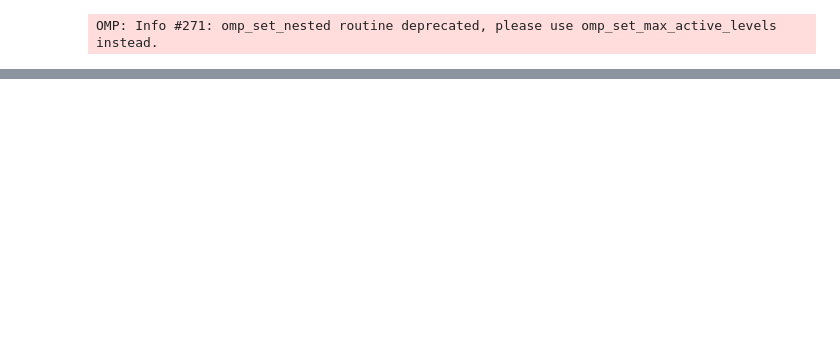
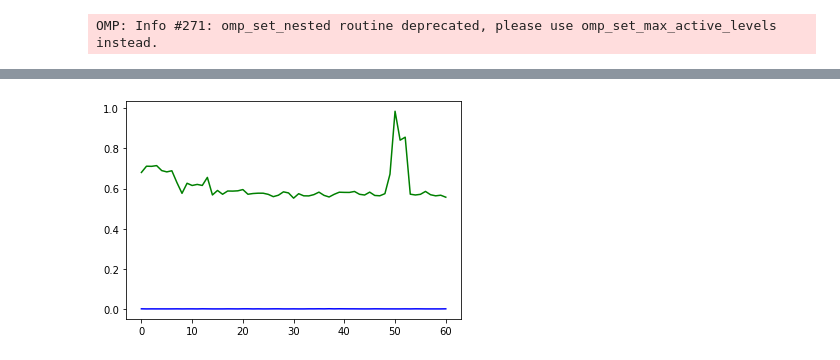
Before and after one commit to etiennekoehler/VisualHeartrateMonitor, a Jupyter notebook: rPPG/rPPG_Playground.ipynb, the cells around one changed output, grey strips where cells are left out. Cells and saved outputs as stored; diff of their text form; code cells hidden in the pictures; blank space fills up the shorter version.

```diff
--- a/rPPG/rPPG_Playground.ipynb
+++ b/rPPG/rPPG_Playground.ipynb
@@ -28,0 +37,6 @@ BPM estimation with: welch
+# %%
+basic_skin_extraction_execution_times = realtime_pipe.run_realtime_pipeline(is_test=True, advanced_skin_extraction=False)
+plt.figure()
+plt.plot(basic_skin_extraction_execution_times)
+plt.show()
+print('mean_execution_time:', statistics.mean(basic_skin_extraction_execution_times))
@@ -28,0 +63,6 @@ BPM estimation with: welch
+# %%
+plt.plot(basic_skin_extraction_execution_times, 'b')
+plt.plot(holistic_skin_extraction_execution_times, 'g')
+plt.show()
+# %% [output]
+[figure, added]
```
Also changed, not shown: parts of 4 cells of this notebook, 1 other file.
